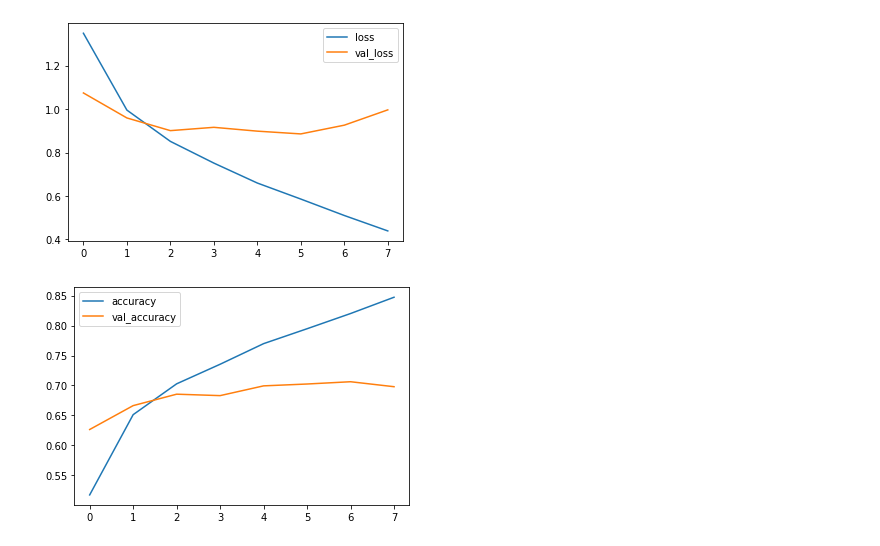
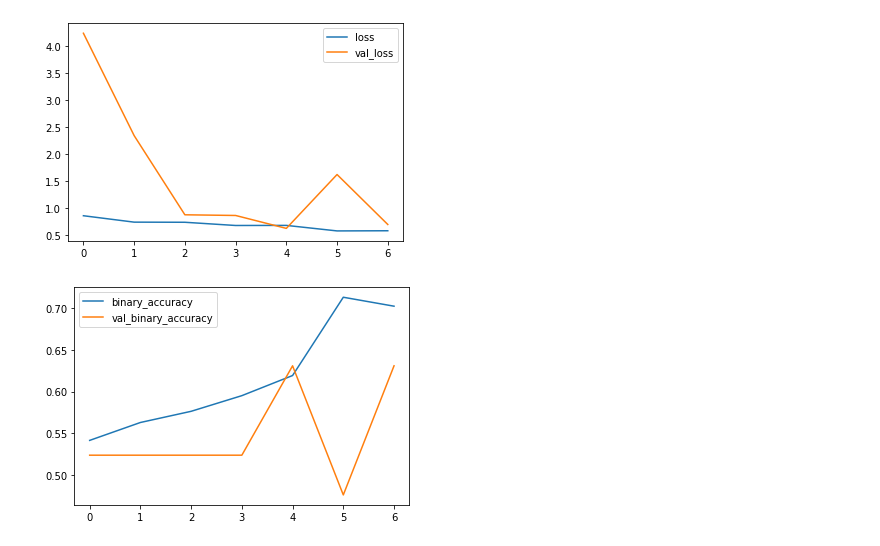
Before and after one commit to Gc04346/Final_Project_IC_VC, a Jupyter notebook: step_one.ipynb, the cells around one changed output. Drawn from its saved outputs; the diff is of its cells as text; code cells hidden in the pictures.

```diff
--- a/step_one.ipynb
+++ b/step_one.ipynb
@@ -26,5 +28,5 @@ test_dir = os.path.join(base_dir, 'test_set')
 training_set = tf.keras.preprocessing.image_dataset_from_directory(
 train_dir,
 seed=101,
-image_size=(200, 200),
+image_size=(400, 400),
 batch_size=32)
@@ -33,5 +37,5 @@ batch_size=32)
 validation_set = tf.keras.preprocessing.image_dataset_from_directory(
 test_dir,
 seed=101,
-image_size=(200, 200),
+image_size=(400, 400),
 batch_size=32)
@@ -43,7 +51,7 @@ class_names
 # obtendo um modelo de aleatorizacao de imagens para evitar overfit
 data_augmentation = keras.Sequential(
   [
-    tf.keras.layers.experimental.preprocessing.RandomFlip("horizontal", input_shape=(200, 200, 3)),
+    tf.keras.layers.experimental.preprocessing.RandomFlip("horizontal", input_shape=(400, 400, 3)),
     tf.keras.layers.experimental.preprocessing.RandomRotation(0.2),
     tf.keras.layers.experimental.preprocessing.RandomZoom(0.2),
   ]
@@ -117,11 +128,11 @@ metrics_df = pd.DataFrame(history.history)
 # %%
 metrics_df[["loss","val_loss"]].plot();
 # %% [output]
-[figure, old version]
+[figure, new version]
 # %%
-metrics_df[["accuracy","val_accuracy"]].plot();
+metrics_df[["binary_accuracy","val_binary_accuracy"]].plot();
 # %% [output]
-[figure, old version]
+[figure, new version]
 # %%
 # Avaliação do modelo
 loss, accuracy = model.evaluate(validation_set)
```
Also changed, not shown: parts of 8 cells of this notebook.
